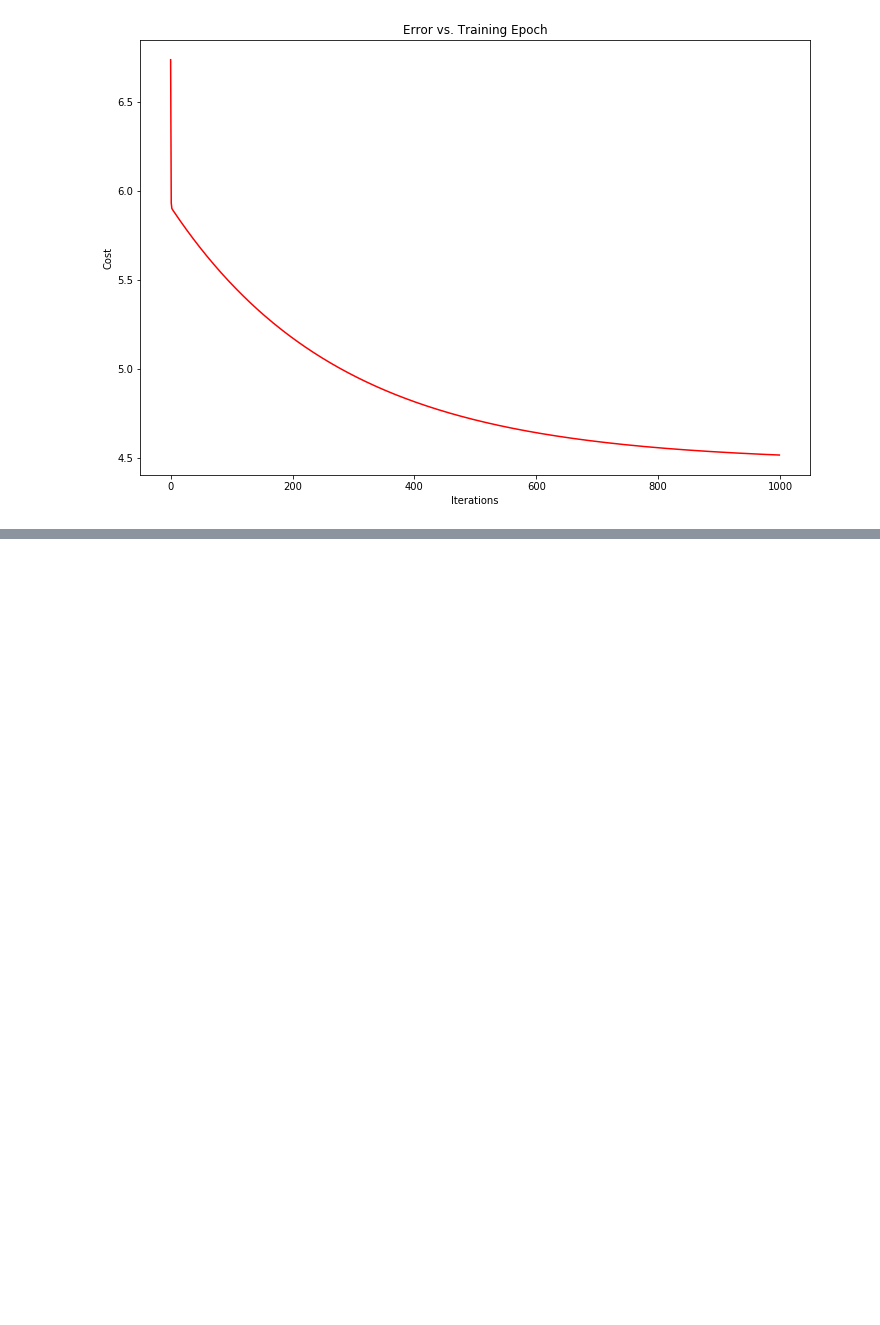
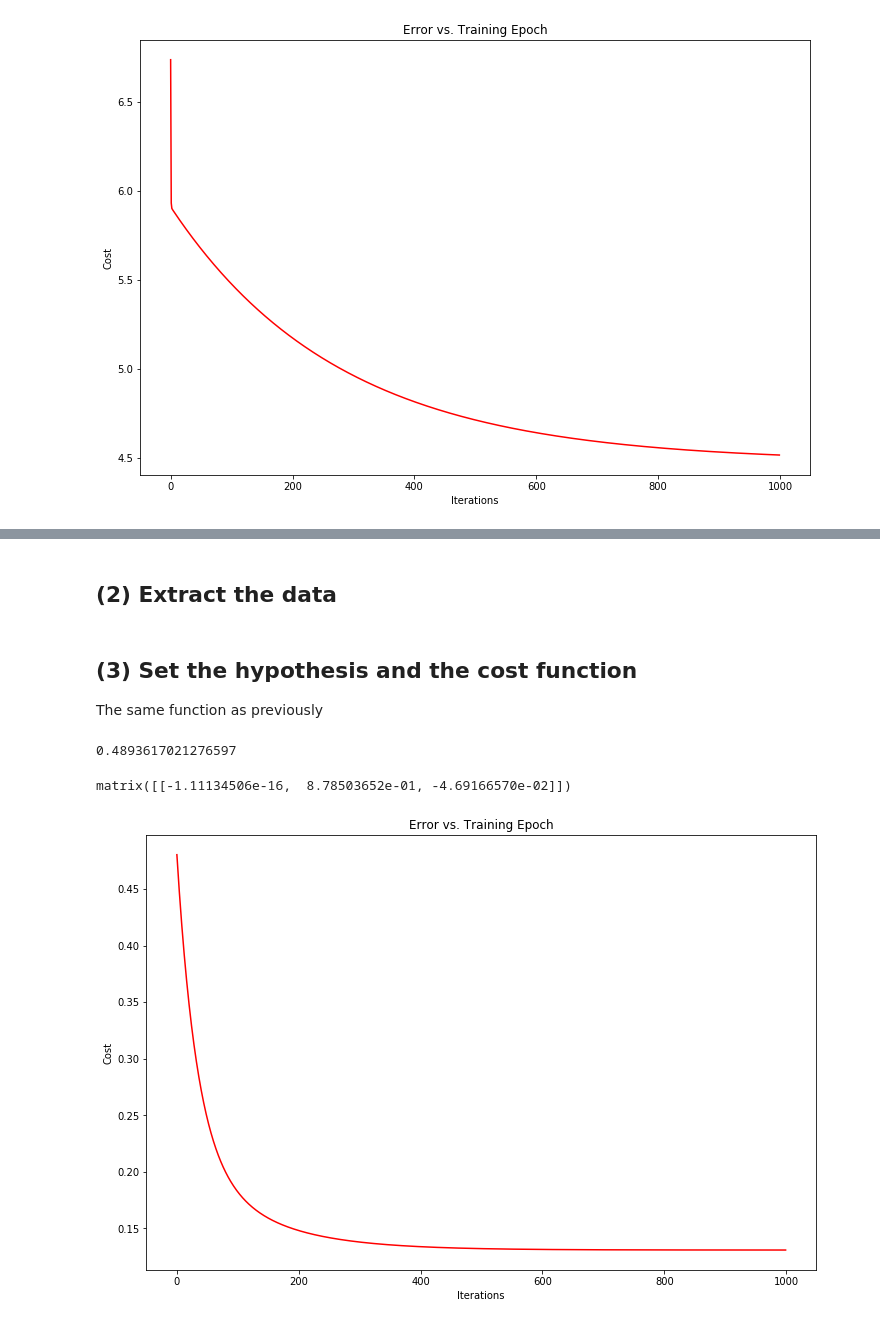
Before and after one commit to wiki-yu/machine-learning-coursera-projectes, a Jupyter notebook: Linear regression/linear_regression_V1.ipynb, the cells around one changed output, grey strips where cells are left out. Drawn from its saved outputs; the diff is of its cells as text; code cells hidden in the pictures; blank space fills up the shorter version.

```diff
--- a/Linear regression/linear_regression_V1.ipynb
+++ b/Linear regression/linear_regression_V1.ipynb
@@ -85,0 +91,3 @@ plt.show()
+# %%
+data = pd.read_csv("ex1data2.txt", names = ['Size', 'Rooms', 'Price'])
+data.head()
@@ -85,0 +101,34 @@ plt.show()
+# %% [markdown]
+## (2) Extract the data
+# %%
+data = (data - data.mean()) / data.std() # Feature Scaling
+data.head()
+data.insert(0, 'theta0', 1)
+# %%
+X = data.iloc[:, 0: 3]
+y = data.iloc[:, 3: 4]
+X = np.matrix(X.values)
+y = np.matrix(y.values)
+theta = np.matrix([0, 0, 0])
+# %% [markdown]
+## (3) Set the hypothesis and the cost function
+The same function as previously
+# %%
+cost = computeCost(X, y, theta)
+print(cost)
+alpha = 0.01
+iters = 1000
+theta, cost = gradient_decent(theta, X, y, iters, alpha)
+theta
+# %% [output]
+0.4893617021276597
+matrix([[-1.11134506e-16,  8.78503652e-01, -4.69166570e-02]])
+# %%
+fig, ax = plt.subplots(figsize=(12,8))
+ax.plot(np.arange(iters), cost, 'r')
+ax.set_xlabel('Iterations')
+ax.set_ylabel('Cost')
+ax.set_title('Error vs. Training Epoch')
+plt.show()
+# %% [output]
+[figure, added]
```
Also changed, not shown: parts of 9 cells of this notebook, 10 other files.
